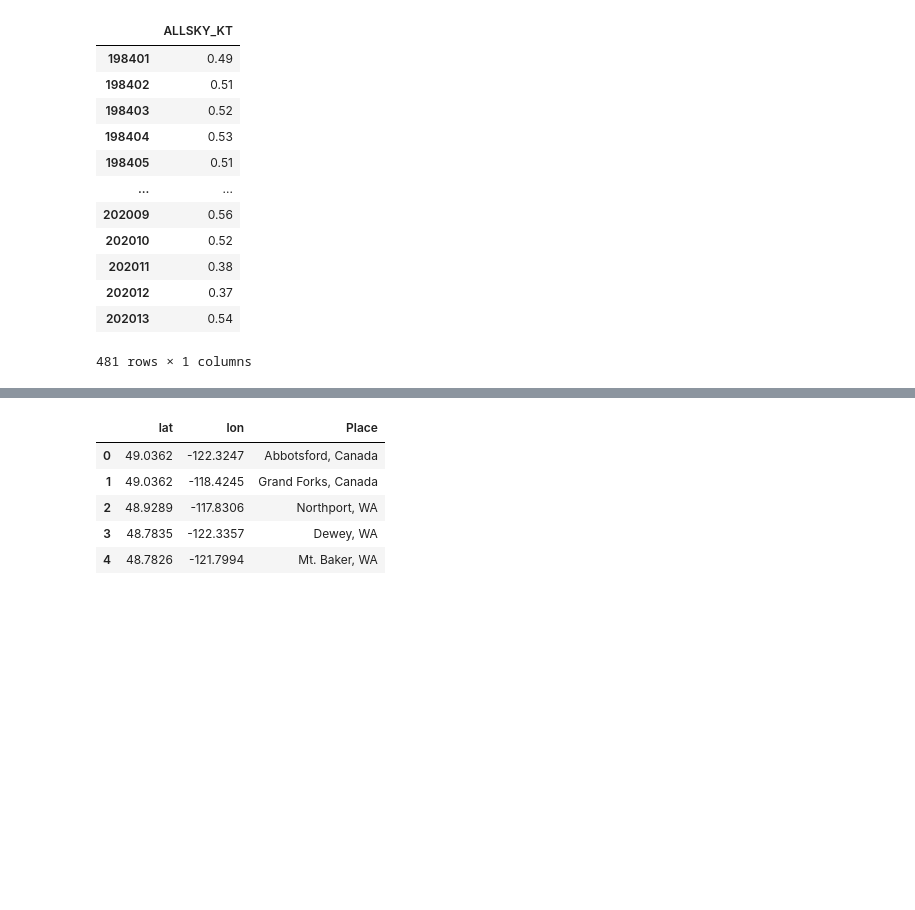
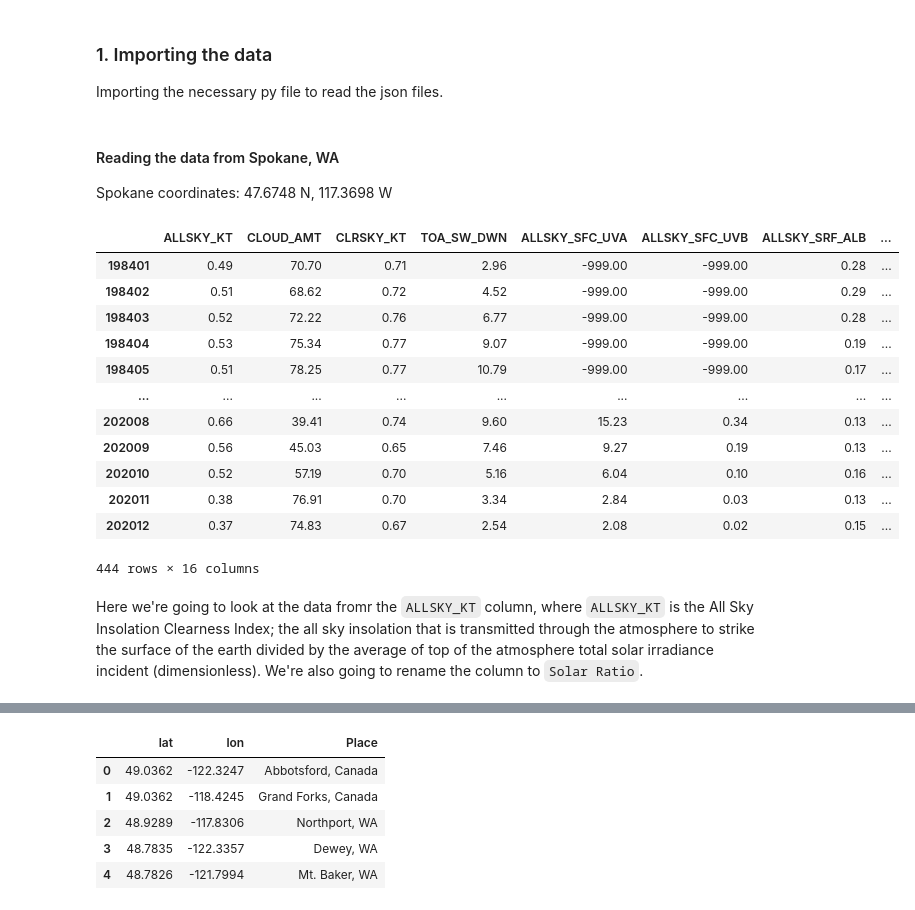
Before and after one commit to Solar-Wind-ML-DIRECT-2022-Project/2022-Project-Repo, a Jupyter notebook: SERF/Plotly.ipynb, the cells around one changed output, grey strips where cells are left out. Cells and saved outputs as stored; diff of their text form; code cells hidden in the pictures; blank space fills up the shorter version.

```diff
--- a/SERF/Plotly.ipynb
+++ b/SERF/Plotly.ipynb
@@ -11,25 +20,3 @@ from statsmodels.graphics.tsaplots import plot_acf
 from statsmodels.tsa.statespace.sarimax import SARIMAX
 from statsmodels.tsa.holtwinters import ExponentialSmoothing
 from statsmodels.tsa.stattools import adfuller
-# %%
-# Spokane coordinates: 47.6748 N, 117.3698 W
-spokane = 'NASA/POWER_Point_Monthly_Timeseries_1981_2020_047d6748N_117d3698W_LST.json'
-df1 = gpd.read_file(spokane)
-dict1 = df1['parameter'][0]
-Idf1 =  pd.DataFrame.from_dict(dict1)
-allsky = pd.DataFrame(Idf1['ALLSKY_KT'])
-allsky
-# %% [output]
-|  | ALLSKY_KT |
-| 198401 | 0.49 |
-| 198402 | 0.51 |
-| 198403 | 0.52 |
-| 198404 | 0.53 |
-| 198405 | 0.51 |
-| ... | ... |
-| 202009 | 0.56 |
-| 202010 | 0.52 |
-| 202011 | 0.38 |
-| 202012 | 0.37 |
-| 202013 | 0.54 |
-481 rows × 1 columns
@@ -39,0 +23,3 @@ allsky = allsky.drop(allsky.index[12::13])
+# %% [markdown]
+### 1. Importing the data
+Importing the necessary py file to read the json files.
@@ -40 +77,23 @@ allsky = allsky.drop(allsky.index[12::13])
+# %% [markdown]
+#### Reading the data from Spokane, WA
+Spokane coordinates: 47.6748 N, 117.3698 W
+# %%
+spokane = geojson_to_csv('NASA/POWER_Point_Monthly_Timeseries_1981_2020_047d6748N_117d3698W_LST.json')
+spokane
+# %% [output]
+|  | ALLSKY_KT | CLOUD_AMT | CLRSKY_KT | TOA_SW_DWN | ALLSKY_SFC_UVA | ALLSKY_SFC_UVB | ALLSKY_SRF_ALB | ... |
+| 198401 | 0.49 | 70.70 | 0.71 | 2.96 | -999.00 | -999.00 | 0.28 | ... |
+| 198402 | 0.51 | 68.62 | 0.72 | 4.52 | -999.00 | -999.00 | 0.29 | ... |
+| 198403 | 0.52 | 72.22 | 0.76 | 6.77 | -999.00 | -999.00 | 0.28 | ... |
+| 198404 | 0.53 | 75.34 | 0.77 | 9.07 | -999.00 | -999.00 | 0.19 | ... |
+| 198405 | 0.51 | 78.25 | 0.77 | 10.79 | -999.00 | -999.00 | 0.17 | ... |
+| ... | ... | ... | ... | ... | ... | ... | ... | ... |
+| 202008 | 0.66 | 39.41 | 0.74 | 9.60 | 15.23 | 0.34 | 0.13 | ... |
+| 202009 | 0.56 | 45.03 | 0.65 | 7.46 | 9.27 | 0.19 | 0.13 | ... |
+| 202010 | 0.52 | 57.19 | 0.70 | 5.16 | 6.04 | 0.10 | 0.16 | ... |
+| 202011 | 0.38 | 76.91 | 0.70 | 3.34 | 2.84 | 0.03 | 0.13 | ... |
+| 202012 | 0.37 | 74.83 | 0.67 | 2.54 | 2.08 | 0.02 | 0.15 | ... |
+444 rows × 16 columns
+# %% [markdown]
+Here we're going to look at the data fromr the `ALLSKY_KT` column, where `ALLSKY_KT` is the All Sky Insolation Clearness Index; the all sky insolation that is transmitted through the atmosphere to strike the surface of the earth divided by the average of top of the atmosphere total solar irradiance incident (dimensionless). We're also going to rename the column to `Solar Ratio`.
 # %%
```
Also changed, not shown: parts of 37 cells of this notebook, 2 other files.
